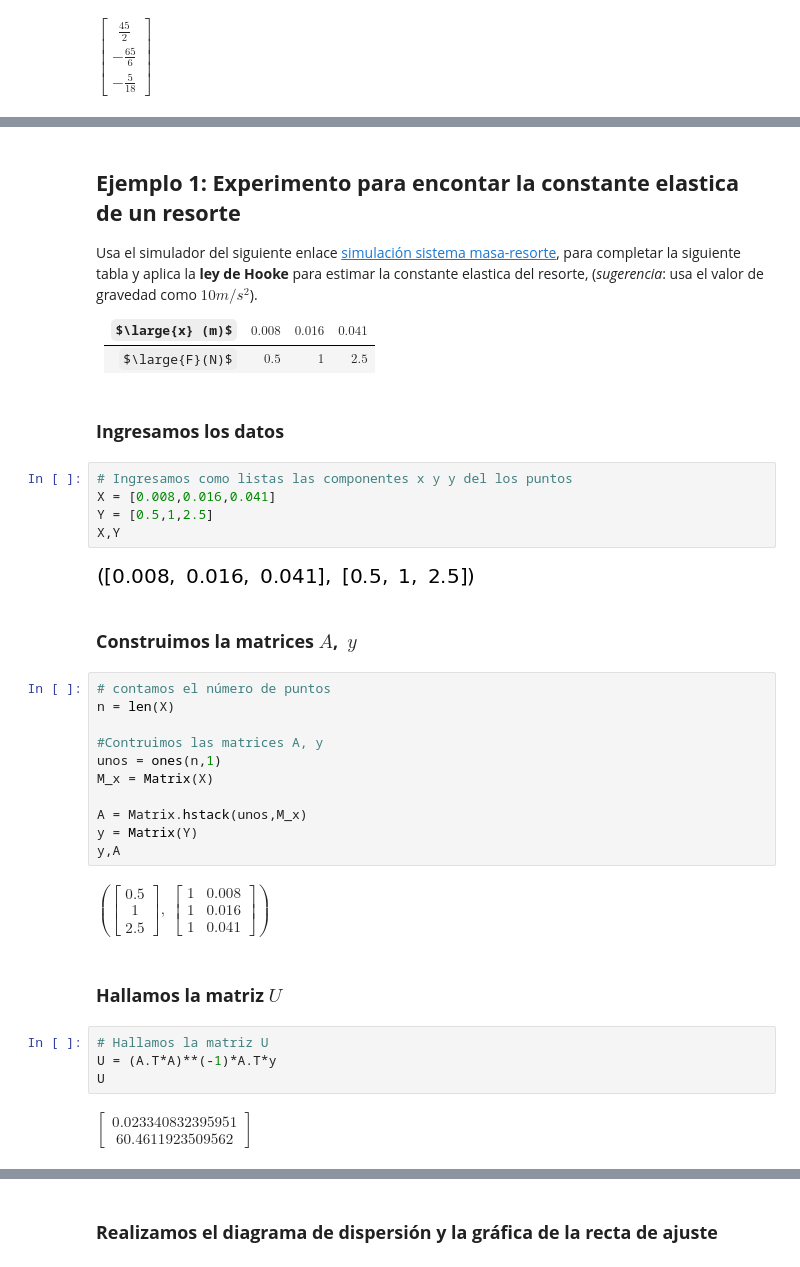
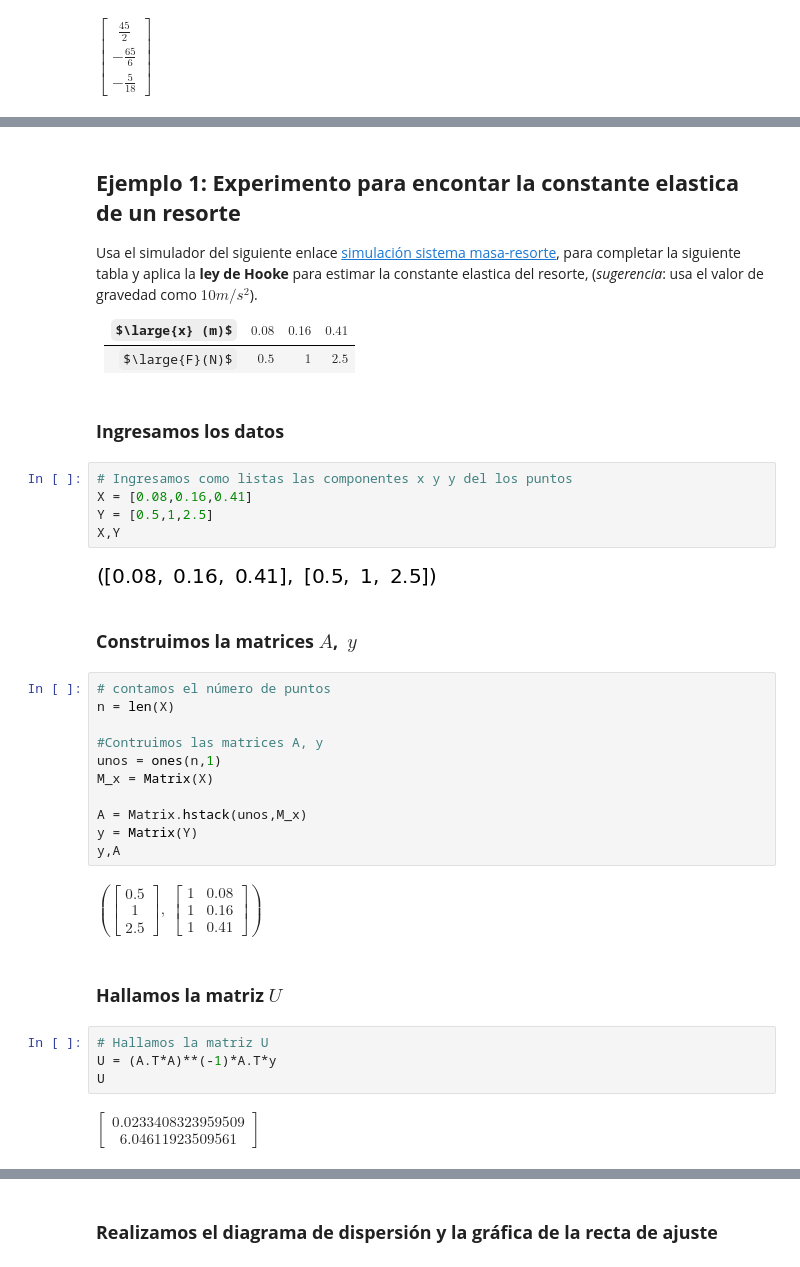
Before and after one commit to Santiago44mendez/ALGEBRA-LINEAL-CON-PYTHON, a Jupyter notebook: Álgebra_lineal_con_Python_Operaciones_con_matrices.ipynb, the cells around one changed output, grey strips where cells are left out. Drawn from its saved outputs; the diff is of its cells as text; some formulas as TeX source.

```diff
--- a/Álgebra_lineal_con_Python_Operaciones_con_matrices.ipynb
+++ b/Álgebra_lineal_con_Python_Operaciones_con_matrices.ipynb
@@ -1591,18 +1589,18 @@ $$U=(A^{T}A)^{-1}A^Ty$$
 
 Usa el simulador del siguiente enlace [simulación sistema masa-resorte](https://phet.colorado.edu/sims/html/masses-and-springs/latest/masses-and-springs_es.html), para completar la siguiente tabla y aplica la **ley de Hooke** para estimar la constante elastica del resorte, (*sugerencia*: usa el valor de gravedad como $10m/s^2$).
 
-| $\large{x} (m)$ |  $ 0.008$   | $0.016 $   | $0.041 $  |
+| $\large{x} (m)$ |  $ 0.08$   | $0.16 $   | $0.41 $  |
 |:-:|:-:|:-:|:-:|
 | $\large{F}(N)$ |  $0.5$  |  $1$ | $2.5$ |
 # %% [markdown]
 ###  **Ingresamos los datos**
 # %%
 # Ingresamos como listas las componentes x y y del los puntos
-X = [0.008,0.016,0.041]
+X = [0.08,0.16,0.41]
 Y = [0.5,1,2.5]
 X,Y
 # %% [output]
-[figure, old version]
+[figure, new version]
 # %% [markdown]
 ###  **Construimos la matrices $A$,  $\ y$**
 # %%
@@ -1617,7 +1615,7 @@ A = Matrix.hstack(unos,M_x)
 y = Matrix(Y)
 y,A
 # %% [output]
-$\displaystyle \left( \left[\begin{matrix}0.5\\1\\2.5\end{matrix}\right], \  \left[\begin{matrix}1 & 0.008\\1 & 0.016\\1 & 0.041\end{matrix}\right]\right)$
+$\displaystyle \left( \left[\begin{matrix}0.5\\1\\2.5\end{matrix}\right], \  \left[\begin{matrix}1 & 0.08\\1 & 0.16\\1 & 0.41\end{matrix}\right]\right)$
 # %% [markdown]
 ###   **Hallamos la matriz $U$**
 # %%
@@ -1625,4 +1623,4 @@ $\displaystyle \left( \left[\begin{matrix}0.5\\1\\2.5\end{matrix}\right], \  \le
 U = (A.T*A)**(-1)*A.T*y
 U
 # %% [output]
-$\displaystyle \left[\begin{matrix}0.023340832395951\\60.4611923509562\end{matrix}\right]$
+$\displaystyle \left[\begin{matrix}0.0233408323959509\\6.04611923509561\end{matrix}\right]$
```
Also changed, not shown: parts of 3 cells of this notebook.
